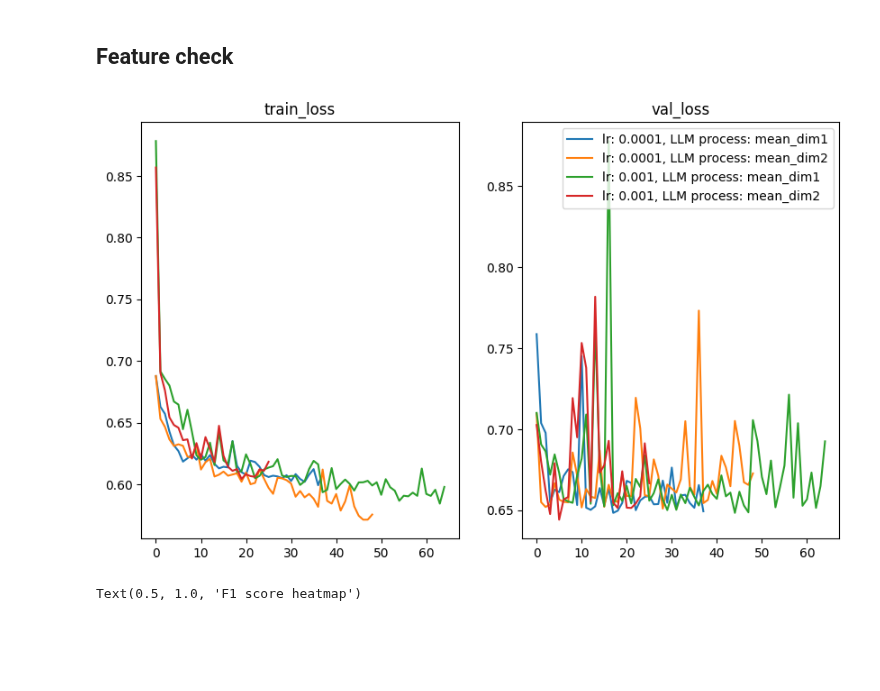
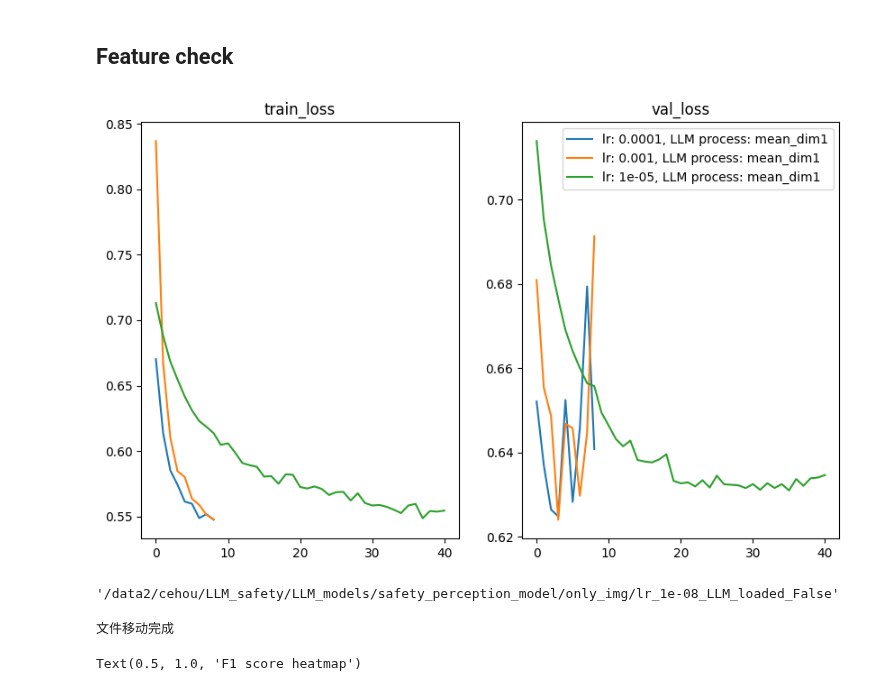
Before and after one commit to CeHouGIS/Safety_Perception_HK, a Jupyter notebook: safety_perception_model/single_model/feature_check.ipynb, the cells around one changed output. Drawn from its saved outputs; the diff is of its cells as text; code cells hidden in the pictures; blank space fills up the shorter version.

```diff
--- a/safety_perception_model/single_model/feature_check.ipynb
+++ b/safety_perception_model/single_model/feature_check.ipynb
@@ -25,15 +27,38 @@ cfg_df_summary = cfg_df.drop_duplicates(subset='safety_model_save_name', keep='l
 # %%
 fig, ax = plt.subplots(1, 2, figsize=(10, 6))
-cfg_df_group = cfg_df.groupby('safety_model_save_name')
+cfg_df_group = cfg_df[cfg_df['LLM_loaded'] == False].groupby('safety_model_save_name')
 for name, group in cfg_df_group:
     ax[0].plot( group['train_loss_list'], label=f"lr: {group['lr'].values[0]}, LLM process: {group['LLM_feature_process'].values[0]}")
     ax[1].plot( group['val_loss_list'], label=f"lr: {group['lr'].values[0]}, LLM process: {group['LLM_feature_process'].values[0]}")
 ax[0].set_title('train_loss')
 ax[1].set_title('val_loss')
 plt.legend()
 plt.show()
 # %% [output]
-[figure, old version]
+[figure, new version]
+# %%
+os.mkdir(exist_)
+# %% [output]
+'/data2/cehou/LLM_safety/LLM_models/safety_perception_model/only_img/lr_1e-08_LLM_loaded_False'
+# %%
+import shutil
+import os
+from glob import glob
+
+source_folder = glob('/data2/cehou/LLM_safety/LLM_models/safety_perception_model/only_img/*_LLM_loaded_False')
+destination_folder = '/data2/cehou/LLM_safety/LLM_models/safety_perception_model/only_img/without_LLM/'
+
+
+
+# 遍历源文件夹中的所有文件并移动到目标文件夹
+for filename in source_folder:
+    destination_path = os.path.join(destination_folder, filename.split('/')[-1])
+    os.makedirs(destination_path, exist_ok=True)
+    for file in glob(filename + '/*'):
+        shutil.move(file, destination_path)
+print("文件移动完成")
+# %% [output]
+文件移动完成
 # %%
 # cfg_df_summary.pivot_table(values='f1_score', index='LLM_feature_process', columns='lr').reset_index()
 final_pivot = cfg_df_summary.pivot_table(values='f1_score', index='LLM_feature_process', columns='lr').reset_index()
```
Also changed, not shown: parts of 1 cell of this notebook, 2 other files.
